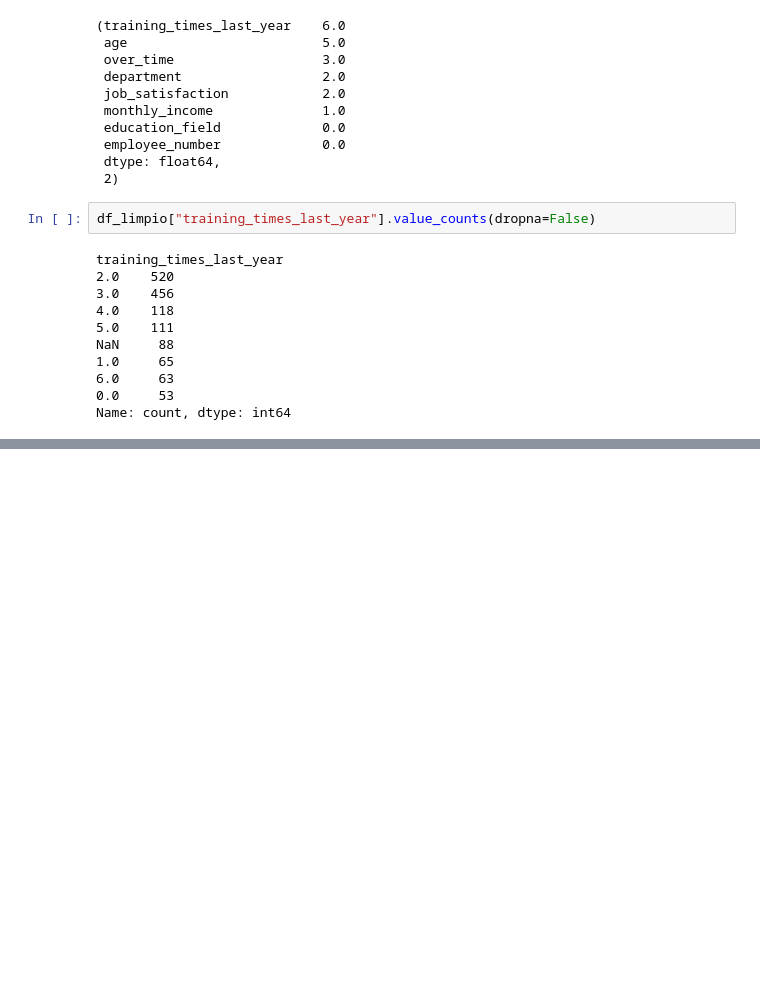
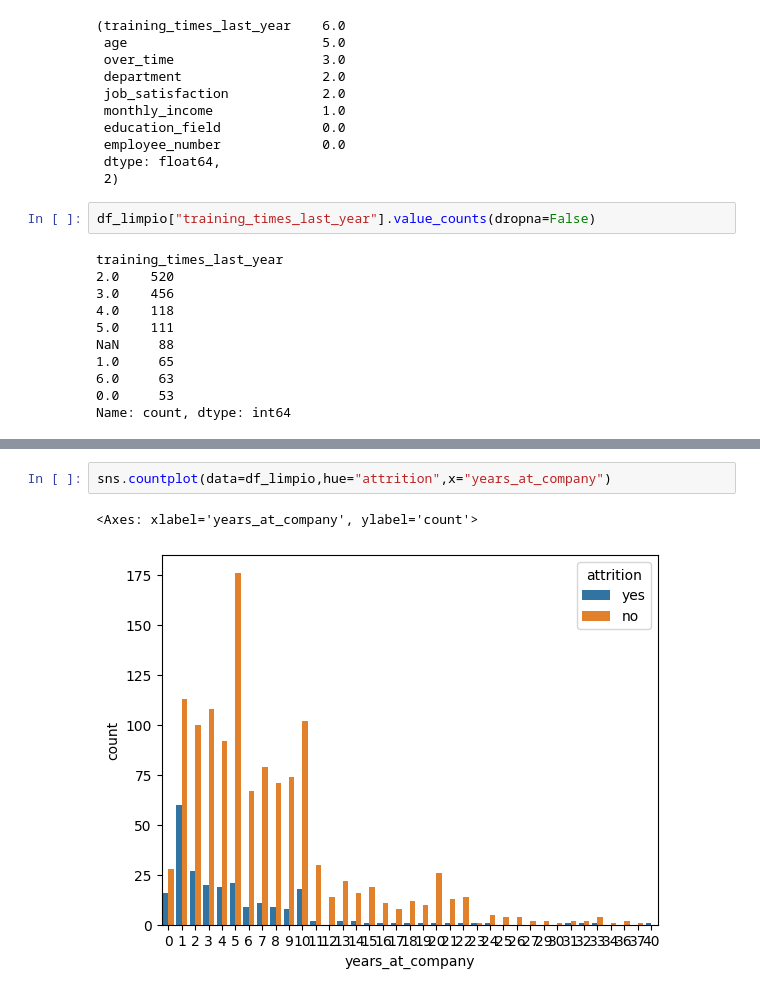
Before and after one commit to Lumo88/project-da-promo-65-modulo-3-team-1, a Jupyter notebook: Proyecto_Organizacion.ipynb, the cells around one changed output, grey strips where cells are left out. Saved outputs shown, nothing was run; the diff lists cells and outputs as text; blank space fills up the shorter version.

```diff
--- a/Proyecto_Organizacion.ipynb
+++ b/Proyecto_Organizacion.ipynb
@@ -1056,0 +1100,5 @@ Name: count, dtype: int64
+# %%
+sns.countplot(data=df_limpio,hue="attrition",x="years_at_company")
+# %% [output]
+<Axes: xlabel='years_at_company', ylabel='count'>
+[figure, added]
```
Also changed, not shown: parts of 12 cells of this notebook, 1 other file.
